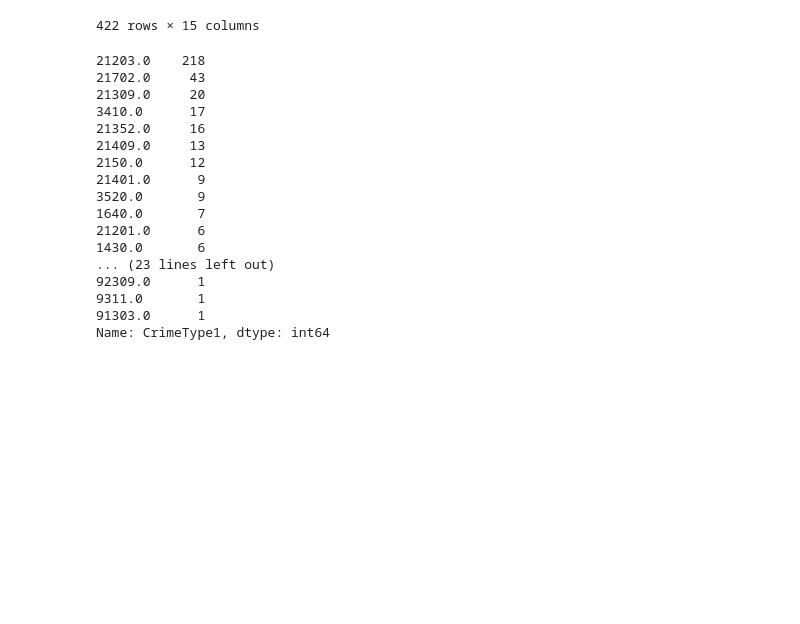
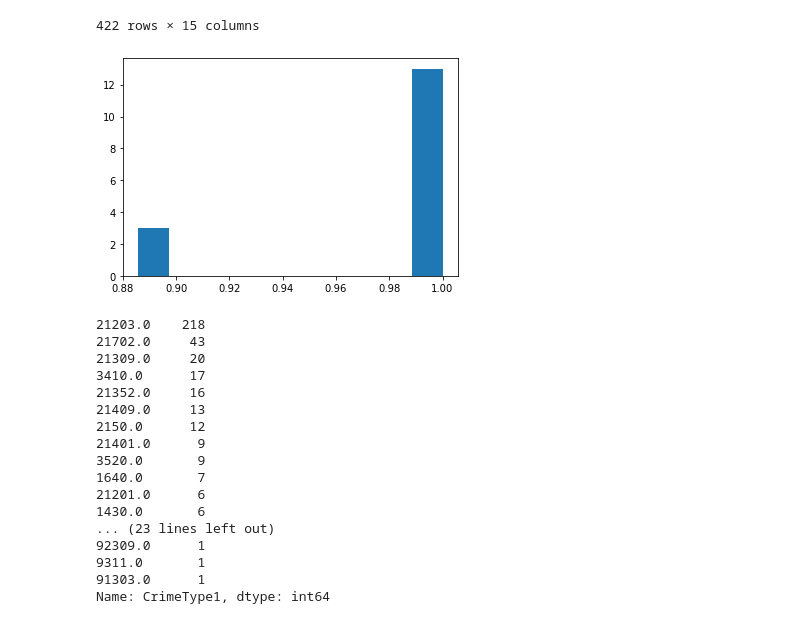
Before and after one commit to santibatte/criminal_communities, a Jupyter notebook: adj_matrix/script_base.ipynb, the cells around one changed output. Drawn from its saved outputs; the diff is of its cells as text; code cells hidden in the pictures; blank space fills up the shorter version.

```diff
--- a/adj_matrix/script_base.ipynb
+++ b/adj_matrix/script_base.ipynb
@@ -145,0 +225,19 @@ G_2.number_of_nodes()
+# %%
+#___________________________________
+#ANALISIS DE top 10 COMPONENTES (UNO POR UNO)
+#___________________________________
+
+#ELEJIMOS UN PUNTO DE CORTE DE 5
+
+
+G_2 = nx.from_scipy_sparse_matrix(A)
+G_2.remove_nodes_from(list(nx.isolates(G)))
+
+#este loop recorta todos los nodos con menos edges que el numero que determinemos
+G_2_edge_list = list( G_2.edges() )
+G_2_edge_weight_dict = nx.get_edge_attributes(G_2, 'weight' )
+for e in G_2_edge_list:
+    if G_2_edge_weight_dict[e] < 5: #aqui eliges el punto de corte (1 o 2 o 5 o 100 dependiendo el problema)
+        G_2.remove_edge(e[0],e[1])
+G_2.remove_nodes_from(list(nx.isolates(G_2)))
+G_2.number_of_nodes()
@@ -176,6 +275,16 @@ df_filtered
 | 1077084 | 578027 | M | 1403673 | 21203.0 | NaN | NaN | NaN | ... |
 | 1077085 | 578027 | M | 1170024 | 21702.0 | NaN | NaN | NaN | ... |
 422 rows × 15 columns
+# %%
+#h=nx.eigenvector_centrality(Gr_top)
+#h=nx.betweenness_centrality(Gr_top)
+h=nx.clustering(Gr_top)
+data = list(h.items())
+H=np.array(data)
+plt.hist(H[:,1])
+plt.show()
+# %% [output]
+[figure, added]
 # %%
 df_filtered['CrimeType1'].value_counts()
 
```
Also changed, not shown: parts of 16 cells of this notebook.
